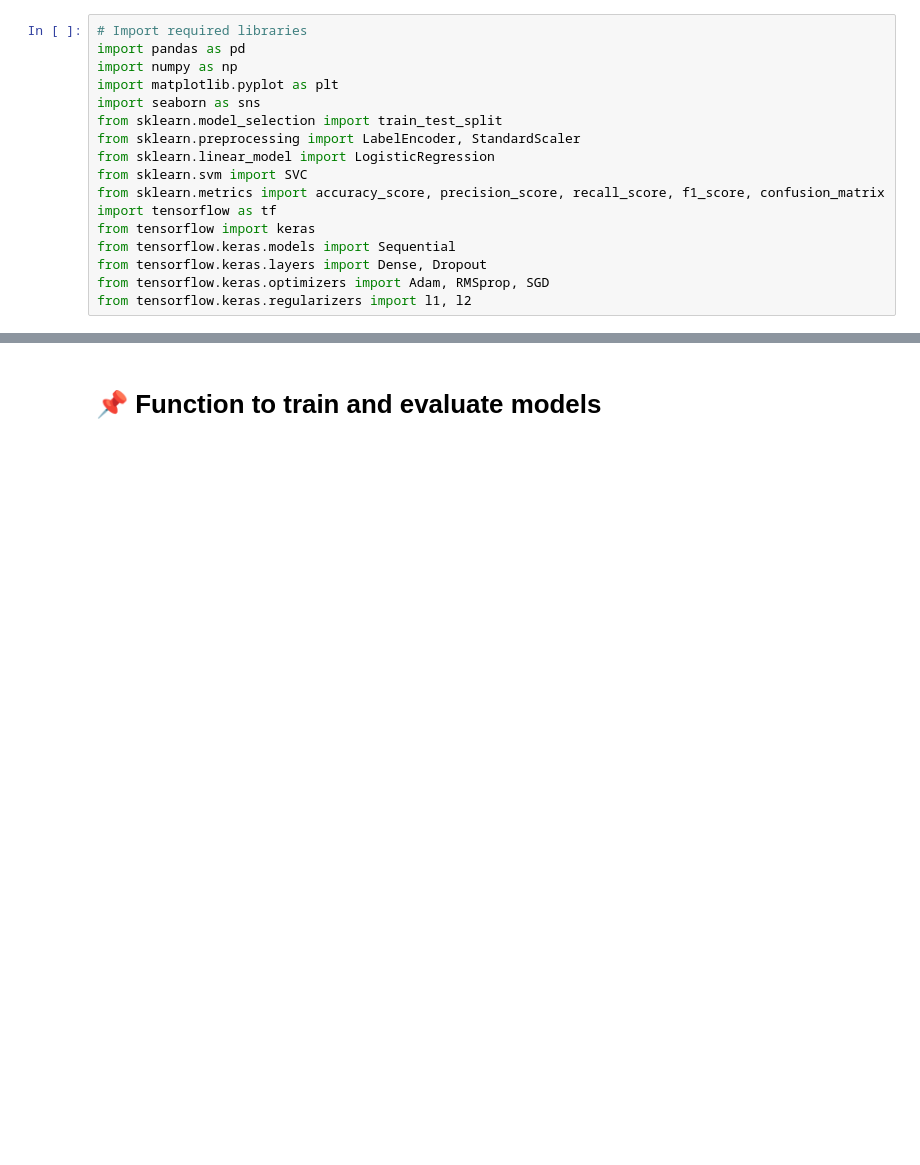
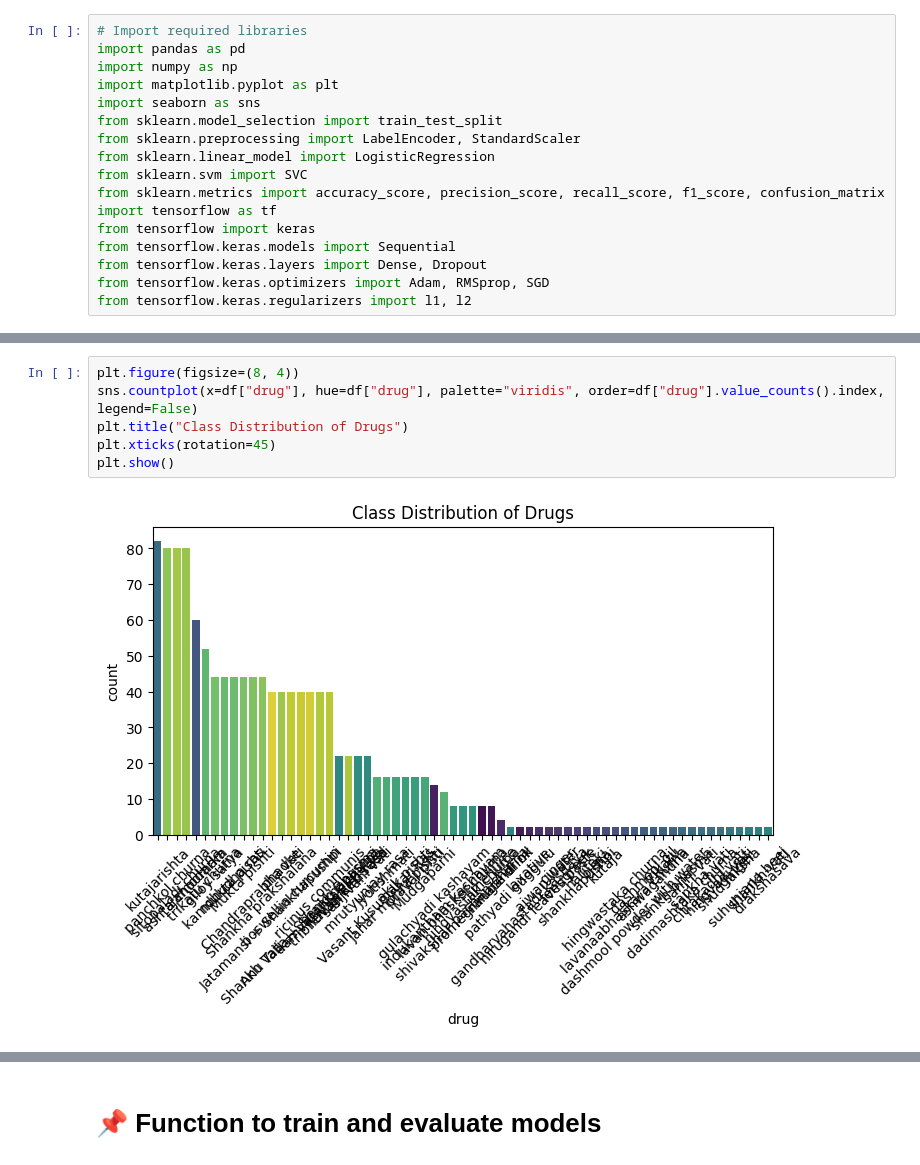
Before and after one commit to Jules-gatete/Intro_to_ML---Summatives, a Jupyter notebook: Summative_Intro_to_ml_Jules_Gatete_number]_assignment.ipynb, the cells around one changed output, grey strips where cells are left out. Drawn from its saved outputs; the diff is of its cells as text; blank space fills up the shorter version.

```diff
--- a/Summative_Intro_to_ml_Jules_Gatete_number]_assignment.ipynb
+++ b/Summative_Intro_to_ml_Jules_Gatete_number]_assignment.ipynb
@@ -80,3 +66,11 @@ plt.show()
+# %%
+plt.figure(figsize=(8, 4))
+sns.countplot(x=df["drug"], hue=df["drug"], palette="viridis", order=df["drug"].value_counts().index, legend=False)
+plt.title("Class Distribution of Drugs")
+plt.xticks(rotation=45)
+plt.show()
+# %% [output]
+[figure, added]
 # %%
 # Encode categorical variables and store mappings
 label_encoders = {}
```
Also changed, not shown: parts of 9 cells of this notebook.
